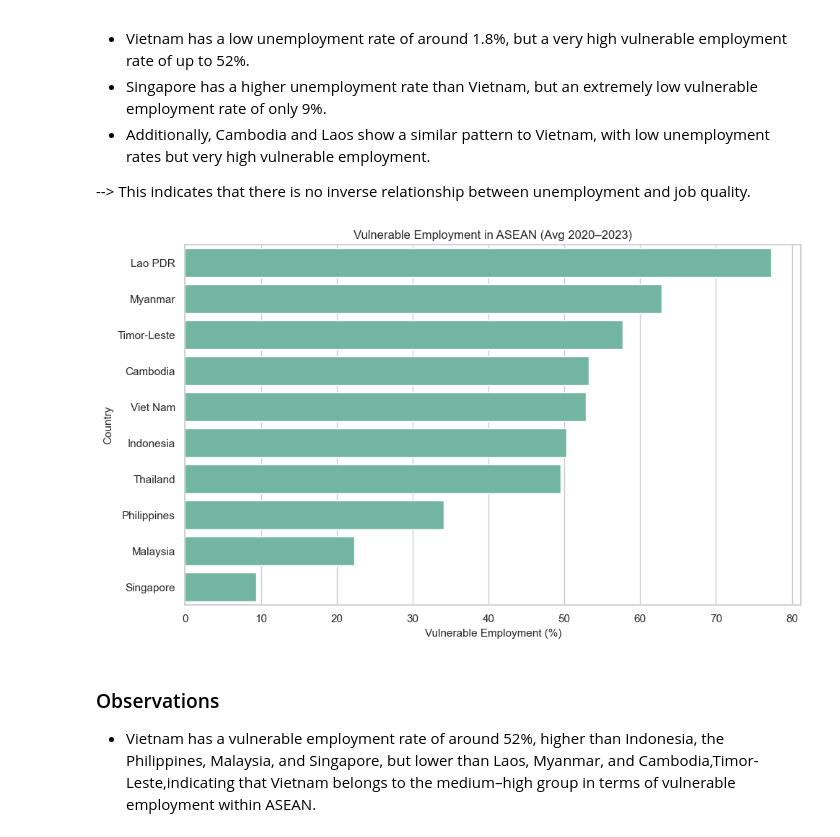
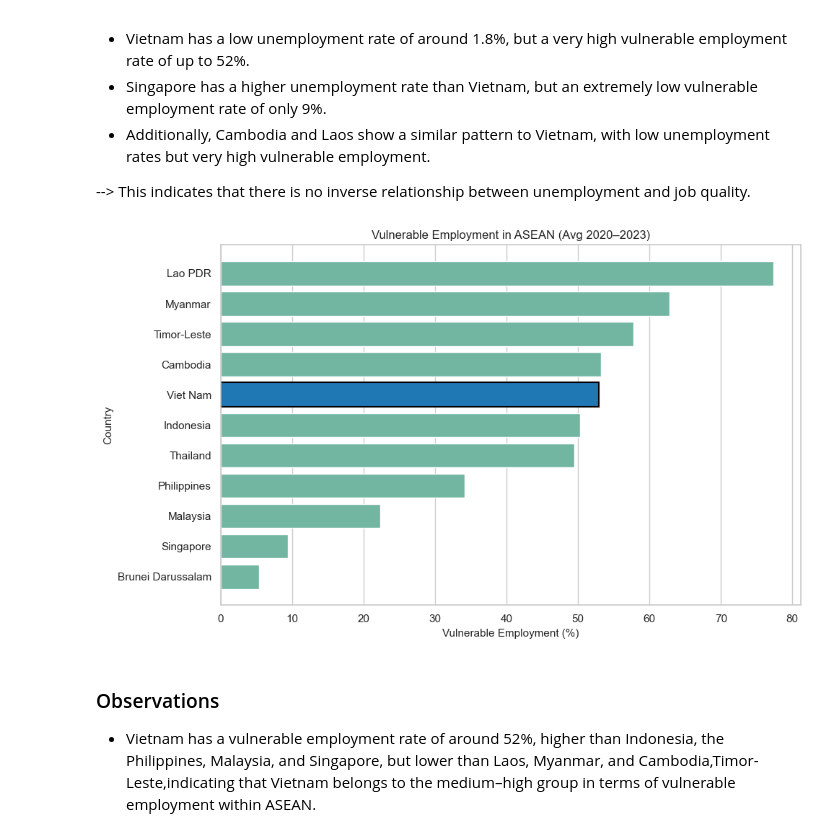
Before and after one commit to thloc1212/DV_LAB2, a Jupyter notebook: merged/merge.ipynb, the cells around one changed output. Cells and saved outputs as stored; diff of their text form; code cells hidden in the pictures.

```diff
--- a/merged/merge.ipynb
+++ b/merged/merge.ipynb
@@ -401,14 +421,14 @@ df_pivot = df_pivot.rename(columns={"Country Name": "Country"})
 # Replace country name for consistency
 df_pivot["Country"] = df_pivot["Country"].replace({"Viet Nam": "Vietnam"})
 
-# Define ASEAN countries
-asean = [
+# Define ASEAN countries and income groups for Part 1
+asean_countries_and_income = [
     "Vietnam", "Thailand", "Malaysia", "Indonesia", "Philippines",
     "Singapore", "Cambodia", "Lao PDR", "Myanmar", "Timor-Leste", "Brunei Darussalam",
     "High income", "Low income", "Middle income"
 ]
 
-df_asean = df_pivot[df_pivot["Country"].isin(asean)].copy()
+df_asean_industry = df_pivot[df_pivot["Country"].isin(asean_countries_and_income)].copy()
 # %% [markdown]
 ## **Question 1**: Where does Vietnam stand in ASEAN industrialization?
 
@@ -814,13 +866,14 @@ df_multi.rename(columns=indicators, inplace=True)
 # %%
 asean_countries = [
-    'Viet Nam', 'Thailand', 'Indonesia', 'Malaysia',
-    'Philippines', 'Singapore', 'Cambodia', 'Lao PDR', 'Myanmar','Timor-Leste'
+    'Viet Nam', 'Thailand', 'Indonesia', 'Malaysia', 'Philippines',
+    'Singapore', 'Cambodia', 'Lao PDR', 'Myanmar', 'Timor-Leste',
+    'Brunei Darussalam',
 ]
 
-df_asean = df_multi[df_multi['Country Name'].isin(asean_countries)].copy()
+df_asean_labor = df_multi[df_multi['Country Name'].isin(asean_countries)].copy()
 
 # Lọc giai đoạn gần đây
-df_recent = df_asean[df_asean['Year'] >= 2020].copy()
+df_recent = df_asean_labor[df_asean_labor['Year'] >= 2020].copy()
 
 # Lấy trung bình để giảm nhiễu
 df_plot = df_recent.groupby('Country Name')[['Unemp_Total', 'Vuln_Emp']].mean().reset_index()
@@ -830,34 +883,32 @@ plt.figure(figsize=(10, 6))
 df_plot['Highlight'] = df_plot['Country Name'].apply(
     lambda x: 'Viet Nam' if x == 'Viet Nam' else 'Other'
 )
+
+plt.figure(figsize=(10, 6))
+
+# Vẽ các nước khác bằng màu xám nhạt
 sns.scatterplot(
-    data=df_plot,
-    x='Unemp_Total',
-    y='Vuln_Emp',
-    s=120
+    data=df_plot[df_plot['Country Name'] != 'Viet Nam'],
+    x='Unemp_Total', y='Vuln_Emp', color='lightgray', s=120
 )
 
-# Highlight Việt Nam
+# Highlight Việt Nam bằng VN_COLOR
 vn = df_plot[df_plot['Country Name'] == 'Viet Nam']
 plt.scatter(
     vn['Unemp_Total'], vn['Vuln_Emp'],
-    s=250, edgecolor='black',color='red',linewidth=1.5
+    s=250, edgecolor='black', color=VN_COLOR, linewidth=1.5, label='Viet Nam'
 )
 
-# Annotate tên nước
 for i in range(len(df_plot)):
     plt.text(
-        df_plot['Unemp_Total'][i] + 0.1,
-        df_plot['Vuln_Emp'][i] + 0.1,
-        df_plot['Country Name'][i],
-        fontsize=9
+        df_plot['Unemp_Total'][i] + 0.1, df_plot['Vuln_Emp'][i] + 0.1,
+        df_plot['Country Name'][i], fontsize=9
     )
 
 plt.title("Unemployment vs Vulnerable Employment (ASEAN, 2020–2023)")
 plt.xlabel("Unemployment Rate (%)")
 plt.ylabel("Vulnerable Employment (%)")
-
-plt.legend(bbox_to_anchor=(1.05, 1), loc='upper left')
+plt.legend(bbox_to_anchor=(1, 1), loc='upper left')
 plt.tight_layout()
 plt.show()
 # %% [output]
@@ -873,22 +925,28 @@ plt.show()
 # %%
 plt.figure(figsize=(10, 6))
 
 df_sorted = df_plot.sort_values(by='Vuln_Emp', ascending=False)
 
 sns.barplot(
     data=df_sorted,
     x='Vuln_Emp',
     y='Country Name'
 )
 
+vn = df_plot[df_plot['Country Name'] == 'Viet Nam']
+plt.barh(
+    vn['Country Name'], vn['Vuln_Emp'],
+    color=VN_COLOR, edgecolor='black', linewidth=1.5, label='Viet Nam'
+)
+
 plt.title("Vulnerable Employment in ASEAN (Avg 2020–2023)")
 plt.xlabel("Vulnerable Employment (%)")
 plt.ylabel("Country")
 
 plt.tight_layout()
 plt.show()
 # %% [output]
-[figure, old version]
+[figure, new version]
 # %% [markdown]
 ### Observations
 - Vietnam has a vulnerable employment rate of around 52%, higher than Indonesia, the Philippines, Malaysia, and Singapore, but lower than Laos, Myanmar, and Cambodia,Timor-Leste,indicating that Vietnam belongs to the medium–high group in terms of vulnerable employment within ASEAN.
```
Also changed, not shown: parts of 43 cells of this notebook.
